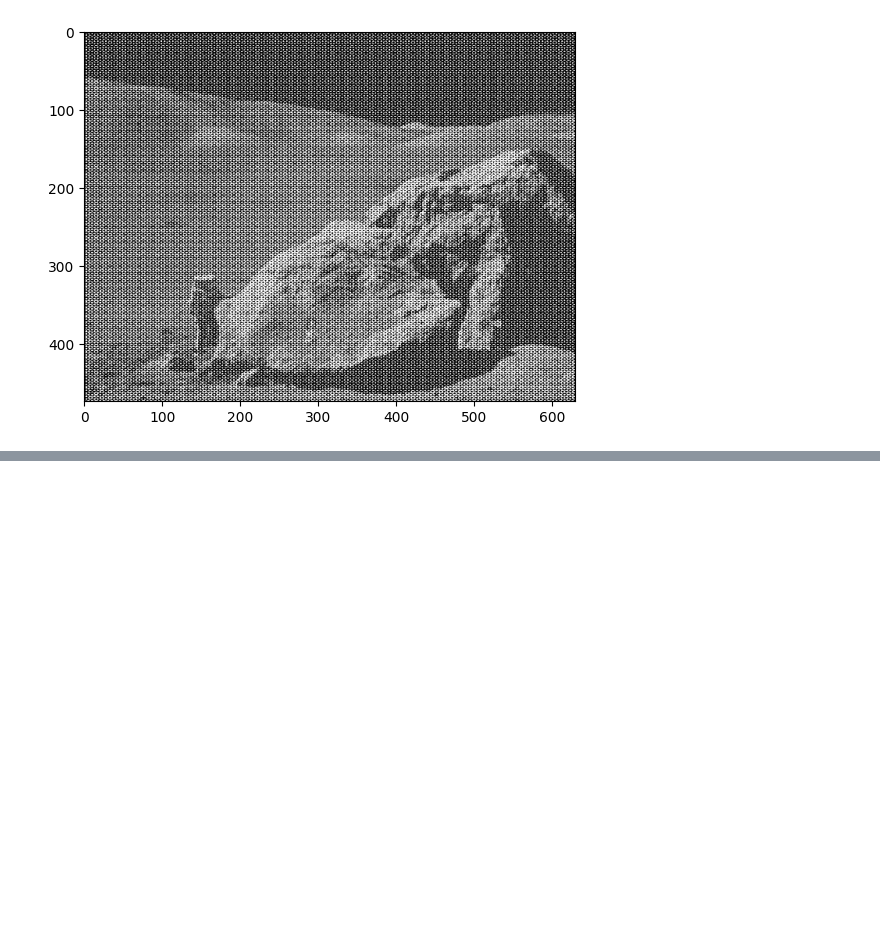
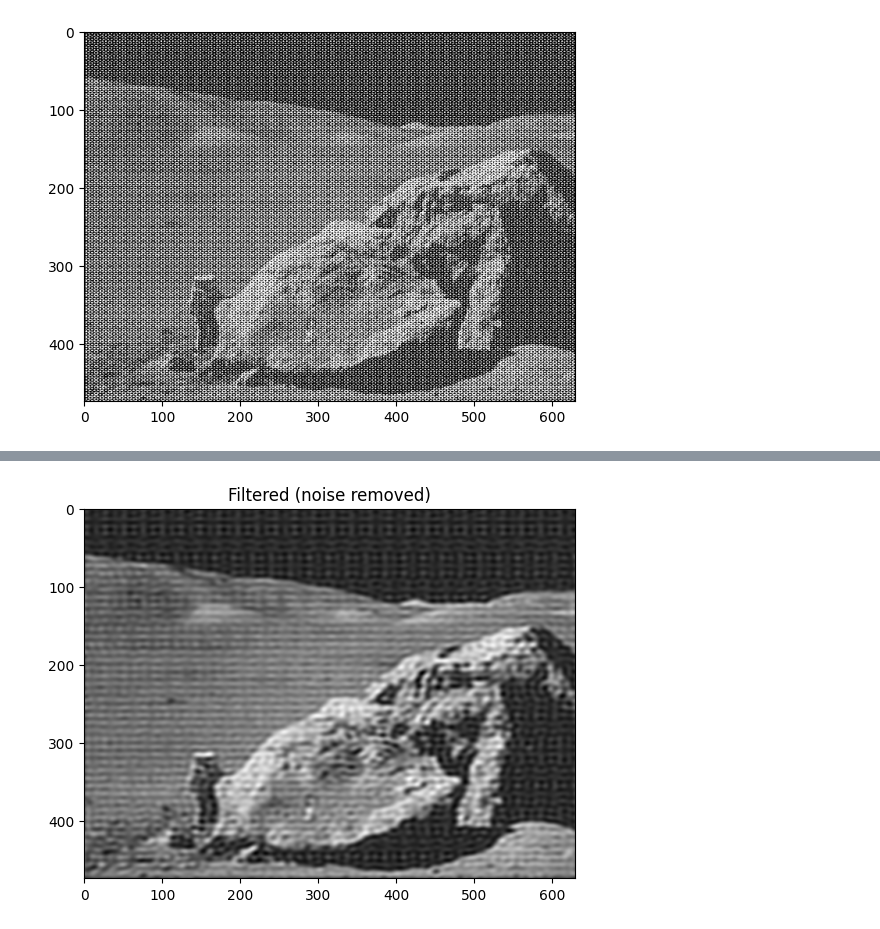
Before and after one commit to melissanespeque/LaboratoryOfComputationalPhysics_Y8, a Jupyter notebook: lcpastudies.ipynb, the cells around one changed output, grey strips where cells are left out. Saved outputs shown, nothing was run; the diff lists cells and outputs as text; code cells hidden in the pictures; blank space fills up the shorter version.

```diff
--- a/lcpastudies.ipynb
+++ b/lcpastudies.ipynb
@@ -463,0 +478,20 @@ F_sifted = fftpack.fftshift(F) #shift the zero frequency component to the center
+# %%
+rows, cols = img.shape
+crow, ccol = rows // 2, cols // 2
+mask = np.zeros((rows, cols))
+r = 60
+y, x = np.ogrid[:rows, :cols]
+mask_area = (x - ccol)**2 + (y - crow)**2 <= r**2
+mask[mask_area] = 1
+# %%
+F_filtered = F_shifted * mask
+
+# === Inverse FFT ===
+F_ishifted = fftpack.ifftshift(F_filtered)
+img_filtered = np.real(fftpack.ifft2(F_ishifted))
+
+plt.imshow(img_filtered, cmap='gray')
+plt.title('Filtered (noise removed)')
+plt.show()
+# %% [output]
+[figure, added]
```
Also changed, not shown: parts of 36 cells of this notebook.
